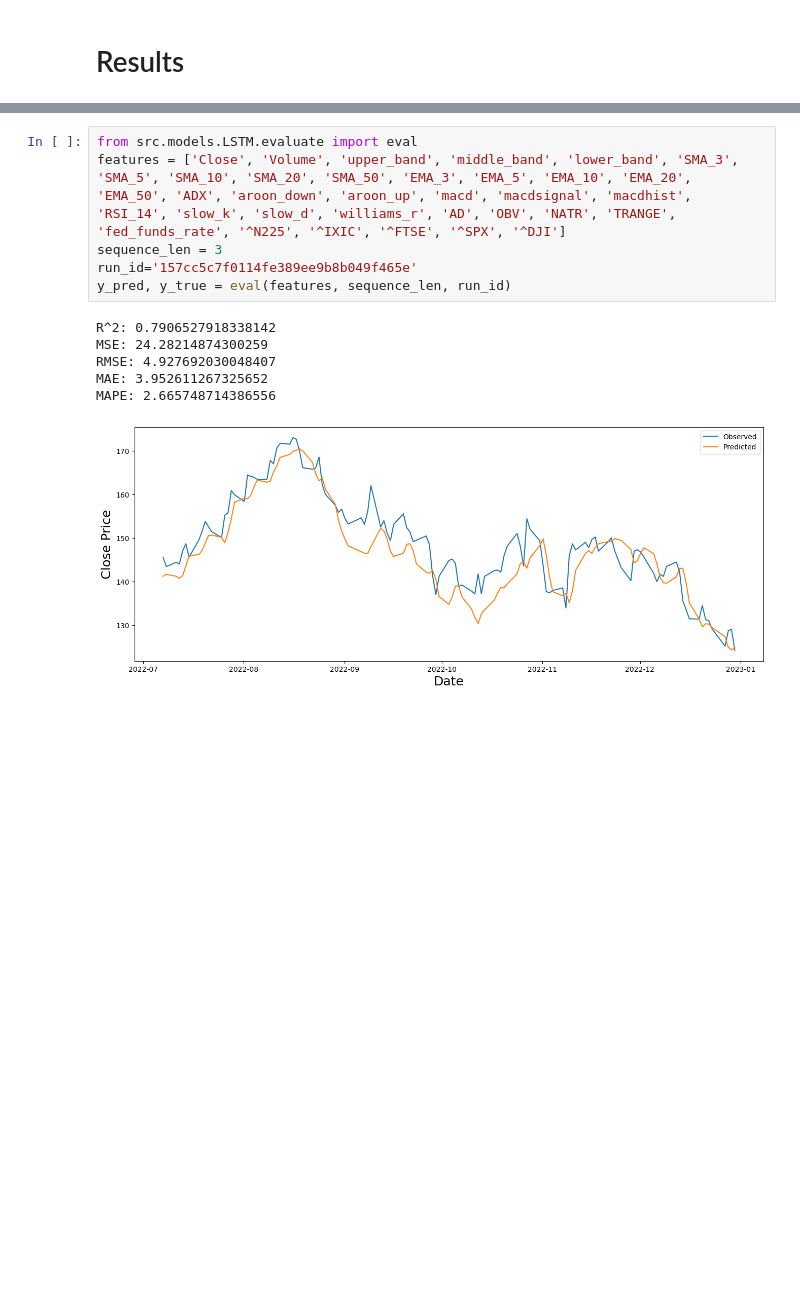
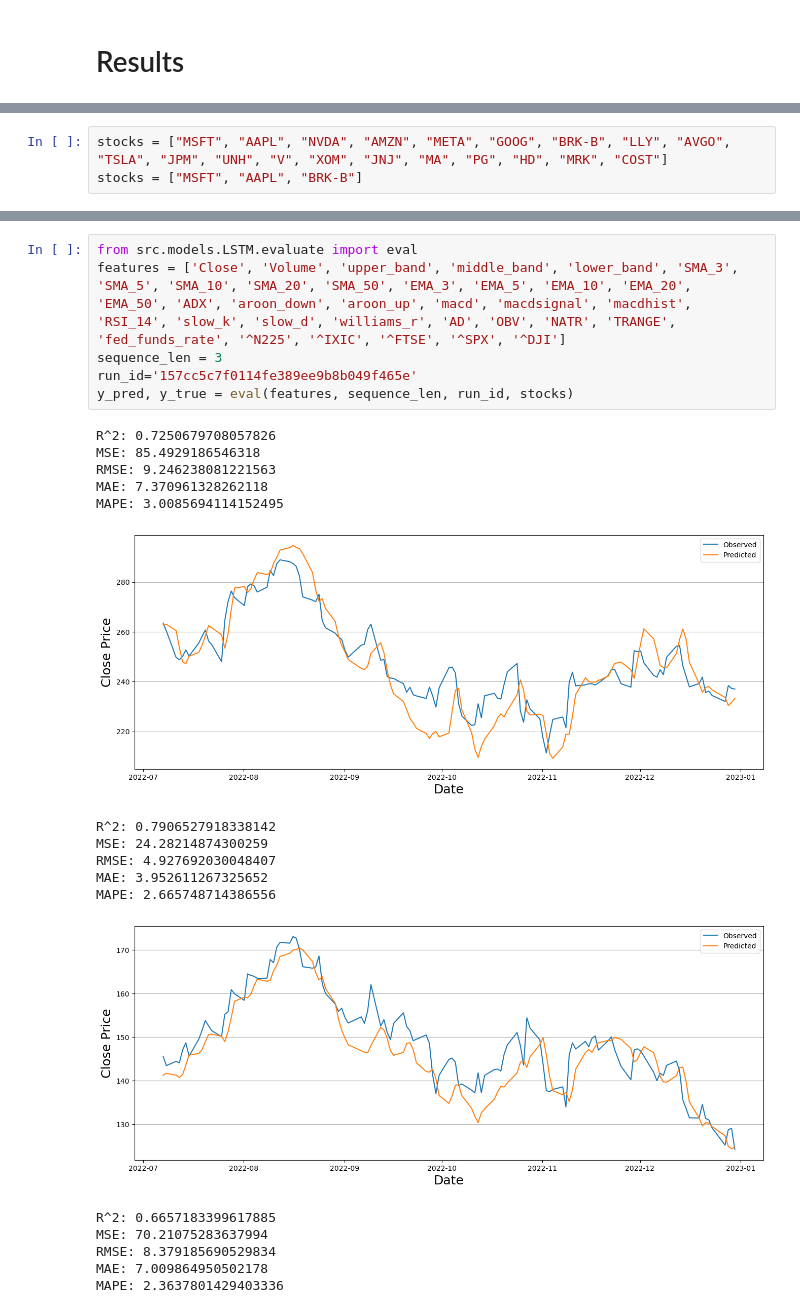
Before and after one commit to luo-simon/stock-predictions, a Jupyter notebook: src/visualisation/results.ipynb, the cells around one changed output, grey strips where cells are left out. Drawn from its saved outputs; the diff is of its cells as text; blank space fills up the shorter version.

```diff
--- a/src/visualisation/results.ipynb
+++ b/src/visualisation/results.ipynb
@@ -29,5 +27,8 @@ Index(['Open', 'High', 'Low', 'Close', 'Volume', 'Dividends', 'Stock Splits',
        'slow_k', 'slow_d', 'williams_r', 'AD', 'OBV', 'NATR', 'TRANGE',
        'fed_funds_rate', '^N225', '^IXIC', '^FTSE', '^SPX', '^DJI'],
       dtype='object')
+# %%
+stocks = ["MSFT", "AAPL", "NVDA", "AMZN", "META", "GOOG", "BRK-B", "LLY", "AVGO", "TSLA", "JPM", "UNH", "V", "XOM", "JNJ", "MA", "PG", "HD", "MRK", "COST"]
+stocks = ["MSFT", "AAPL", "BRK-B"]
 # %%
 from src.models.Baseline.evaluate import eval
@@ -67,13 +122,24 @@ MAPE: 1.6925034777522558
 # %%
 from src.models.LSTM.evaluate import eval
 features = ['Close', 'Volume', 'upper_band', 'middle_band', 'lower_band', 'SMA_3', 'SMA_5', 'SMA_10', 'SMA_20', 'SMA_50', 'EMA_3', 'EMA_5', 'EMA_10', 'EMA_20', 'EMA_50', 'ADX', 'aroon_down', 'aroon_up', 'macd', 'macdsignal', 'macdhist', 'RSI_14', 'slow_k', 'slow_d', 'williams_r', 'AD', 'OBV', 'NATR', 'TRANGE', 'fed_funds_rate', '^N225', '^IXIC', '^FTSE', '^SPX', '^DJI']
 sequence_len = 3
 run_id='157cc5c7f0114fe389ee9b8b049f465e'
-y_pred, y_true = eval(features, sequence_len, run_id)
+y_pred, y_true = eval(features, sequence_len, run_id, stocks)
 # %% [output]
-R^2: 0.7906527918338142
-MSE: 24.28214874300259
-RMSE: 4.927692030048407
-MAE: 3.952611267325652
-MAPE: 2.665748714386556
+R^2: 0.7250679708057826
+MSE: 85.4929186546318
+RMSE: 9.246238081221563
+MAE: 7.370961328262118
+MAPE: 3.0085694114152495
-[figure, old version]
+[figure, new version]
+R^2: 0.7906527918338142
+MSE: 24.28214874300259
+RMSE: 4.927692030048407
+MAE: 3.952611267325652
+MAPE: 2.665748714386556
+[figure, added]
+R^2: 0.6657183399617885
+MSE: 70.21075283637994
+RMSE: 8.379185690529834
+MAE: 7.009864950502178
+MAPE: 2.3637801429403336
```
Also changed, not shown: parts of 7 cells of this notebook, 21 other files.
